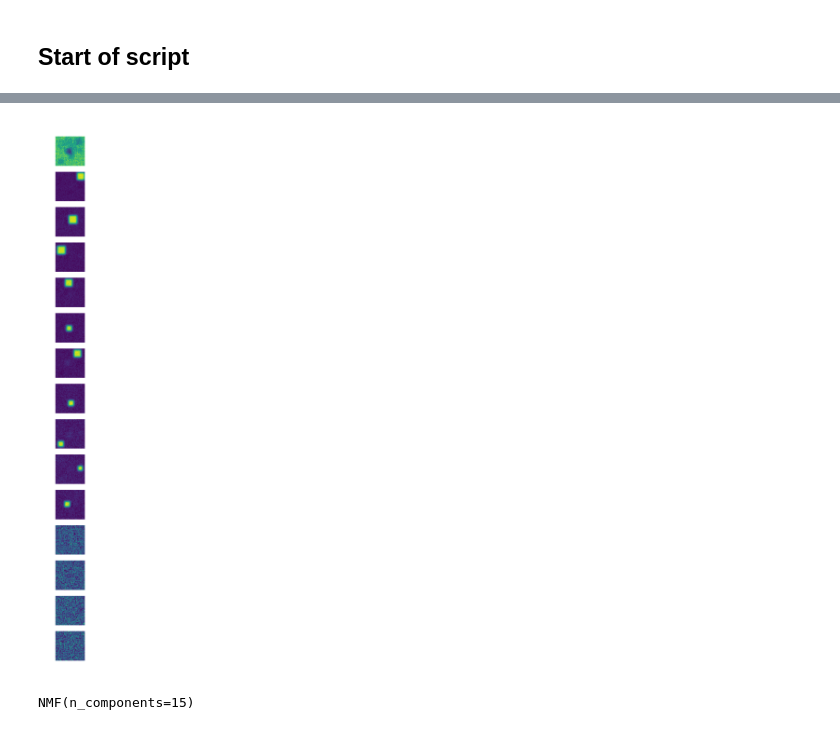
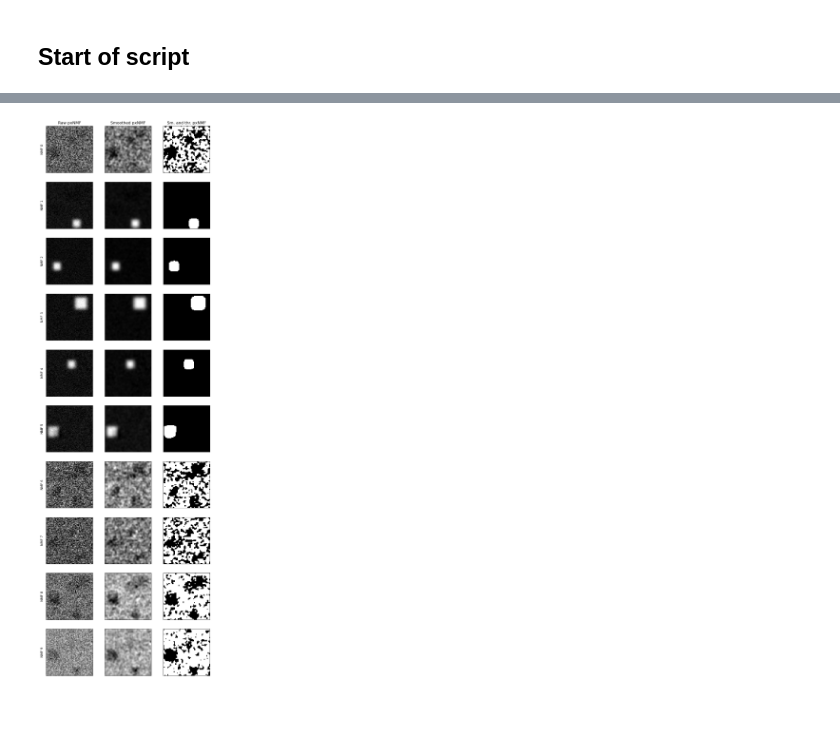
Before and after one commit to juremaj/barrel-patch_analysis, a Jupyter notebook: notebooks/nmf_simulations.ipynb, the cells around one changed output, grey strips where cells are left out. Saved outputs shown, nothing was run; the diff lists cells and outputs as text; code cells hidden in the pictures.

```diff
--- a/notebooks/nmf_simulations.ipynb
+++ b/notebooks/nmf_simulations.ipynb
@@ -146,10 +237,10 @@ NMF(n_components=15)
 # %%
-plot_nmf_px(nmf_px, xy_px)
+loading_imgs, loading_imgs_filt, rois_auto = compute_nmfpx_blur_thr(nmf_px, movie.shape, blur_std=blur_std)
-# %% [output]
-[figure, removed]
+# %%
+plot_nmfpx_blur_thr(loading_imgs, loading_imgs_filt, rois_auto)
+# %% [output]
+[figure, added]
 # %%
-# run nmf on pixels
+# run nmf on time
 nmf_t = NMF(n_components=n_components)
-nmf_t.fit(data.T)
+nmf_t.fit(movie_flat.T);
-# %% [output]
-NMF(n_components=15)
```
Also changed, not shown: parts of 34 cells of this notebook, 2 other files.
